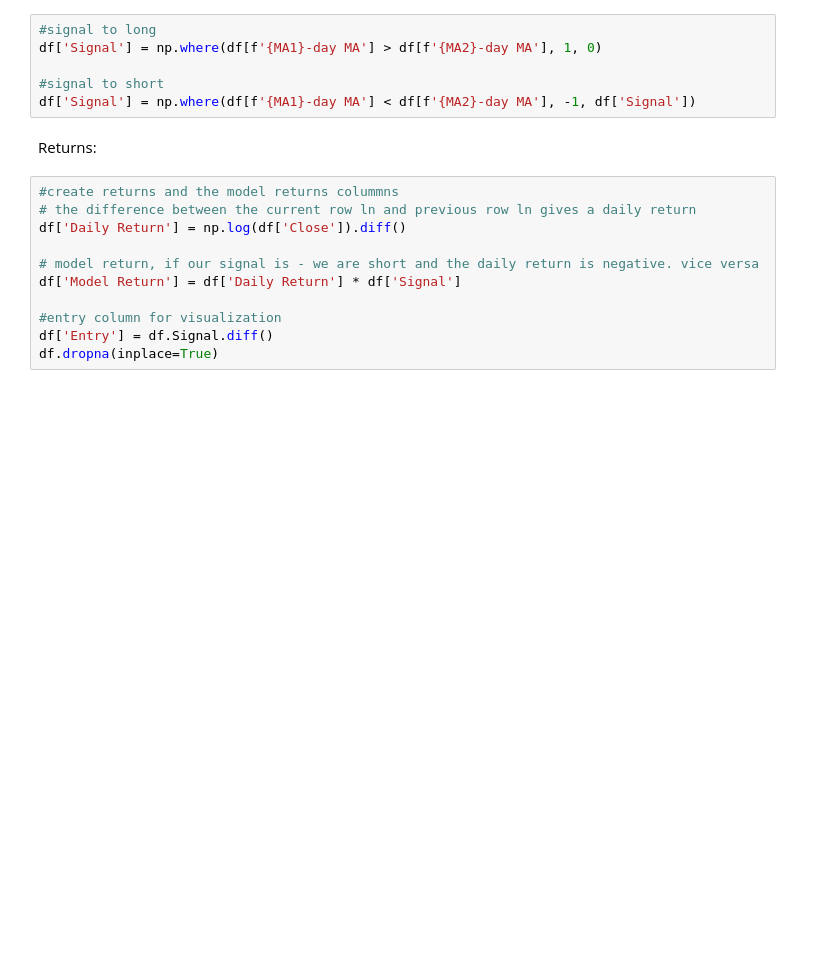
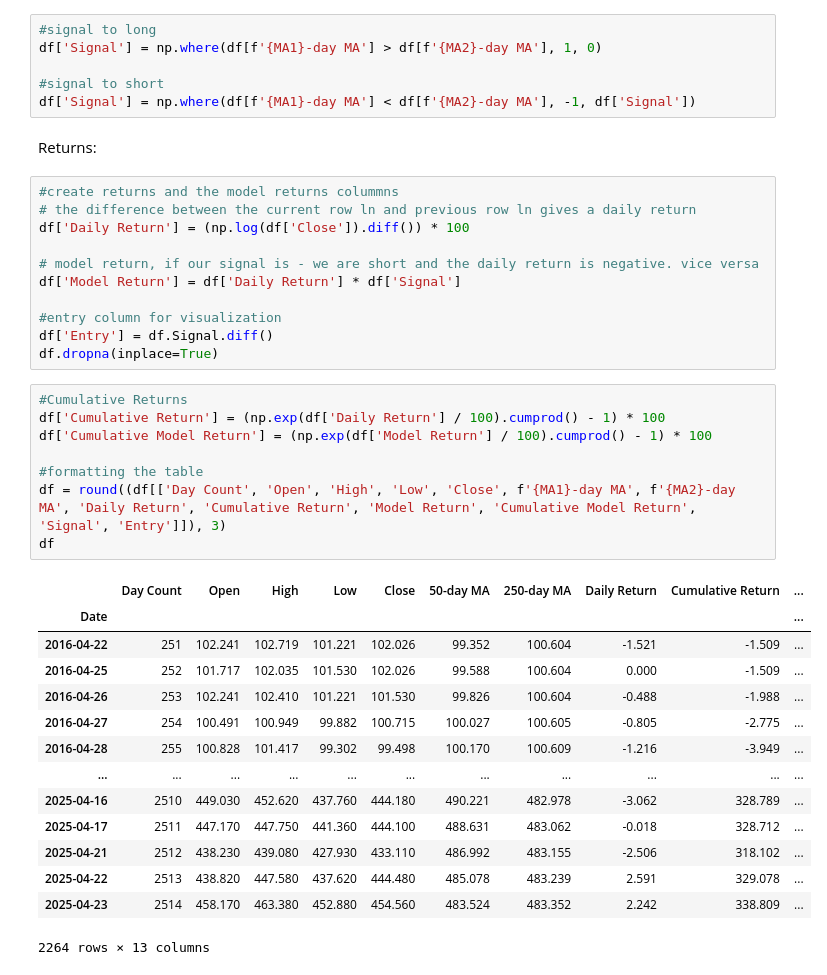
Before and after one commit to FilBillions/simple-moving-average, a Jupyter notebook: Simple_MA.ipynb, the cells around one changed output. Cells and saved outputs as stored; diff of their text form; blank space fills up the shorter version.

```diff
--- a/Simple_MA.ipynb
+++ b/Simple_MA.ipynb
@@ -61,7 +58,7 @@ Returns:
 # %%
 #create returns and the model returns colummns
 # the difference between the current row ln and previous row ln gives a daily return
-df['Daily Return'] = np.log(df['Close']).diff()
+df['Daily Return'] = (np.log(df['Close']).diff()) * 100
 
 # model return, if our signal is - we are short and the daily return is negative. vice versa
 df['Model Return'] = df['Daily Return'] * df['Signal']
@@ -69,4 +66,27 @@ df['Model Return'] = df['Daily Return'] * df['Signal']
 #entry column for visualization
 df['Entry'] = df.Signal.diff()
 df.dropna(inplace=True)
+# %%
+#Cumulative Returns
+df['Cumulative Return'] = (np.exp(df['Daily Return'] / 100).cumprod() - 1) * 100
+df['Cumulative Model Return'] = (np.exp(df['Model Return'] / 100).cumprod() - 1) * 100
+
+#formatting the table
+df = round((df[['Day Count', 'Open', 'High', 'Low', 'Close', f'{MA1}-day MA', f'{MA2}-day MA', 'Daily Return', 'Cumulative Return', 'Model Return', 'Cumulative Model Return', 'Signal', 'Entry']]), 3)
+df
+# %% [output]
+|  | Day Count | Open | High | Low | Close | 50-day MA | 250-day MA | Daily Return | Cumulative Return | ... |
+| Date |  |  |  |  |  |  |  |  |  | ... |
+| 2016-04-22 | 251 | 102.241 | 102.719 | 101.221 | 102.026 | 99.352 | 100.604 | -1.521 | -1.509 | ... |
+| 2016-04-25 | 252 | 101.717 | 102.035 | 101.530 | 102.026 | 99.588 | 100.604 | 0.000 | -1.509 | ... |
+| 2016-04-26 | 253 | 102.241 | 102.410 | 101.221 | 101.530 | 99.826 | 100.604 | -0.488 | -1.988 | ... |
+| 2016-04-27 | 254 | 100.491 | 100.949 | 99.882 | 100.715 | 100.027 | 100.605 | -0.805 | -2.775 | ... |
+| 2016-04-28 | 255 | 100.828 | 101.417 | 99.302 | 99.498 | 100.170 | 100.609 | -1.216 | -3.949 | ... |
+| ... | ... | ... | ... | ... | ... | ... | ... | ... | ... | ... |
+| 2025-04-16 | 2510 | 449.030 | 452.620 | 437.760 | 444.180 | 490.221 | 482.978 | -3.062 | 328.789 | ... |
+| 2025-04-17 | 2511 | 447.170 | 447.750 | 441.360 | 444.100 | 488.631 | 483.062 | -0.018 | 328.712 | ... |
+| 2025-04-21 | 2512 | 438.230 | 439.080 | 427.930 | 433.110 | 486.992 | 483.155 | -2.506 | 318.102 | ... |
+| 2025-04-22 | 2513 | 438.820 | 447.580 | 437.620 | 444.480 | 485.078 | 483.239 | 2.591 | 329.078 | ... |
+| 2025-04-23 | 2514 | 458.170 | 463.380 | 452.880 | 454.560 | 483.524 | 483.352 | 2.242 | 338.809 | ... |
+2264 rows × 13 columns
 # %% [markdown]
```
Also changed, not shown: parts of 10 cells of this notebook.
